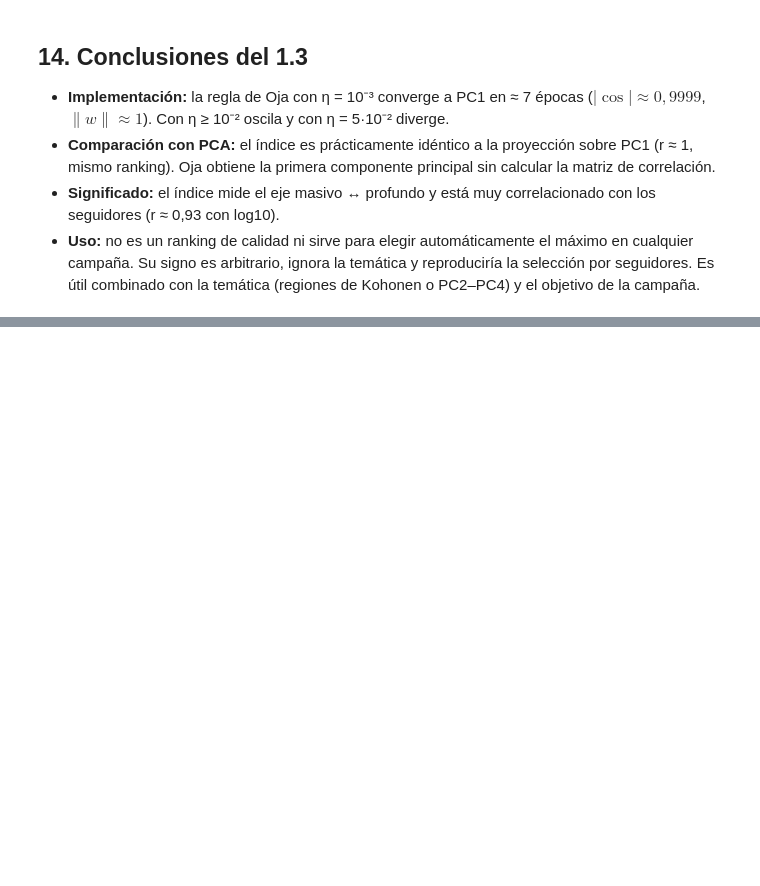
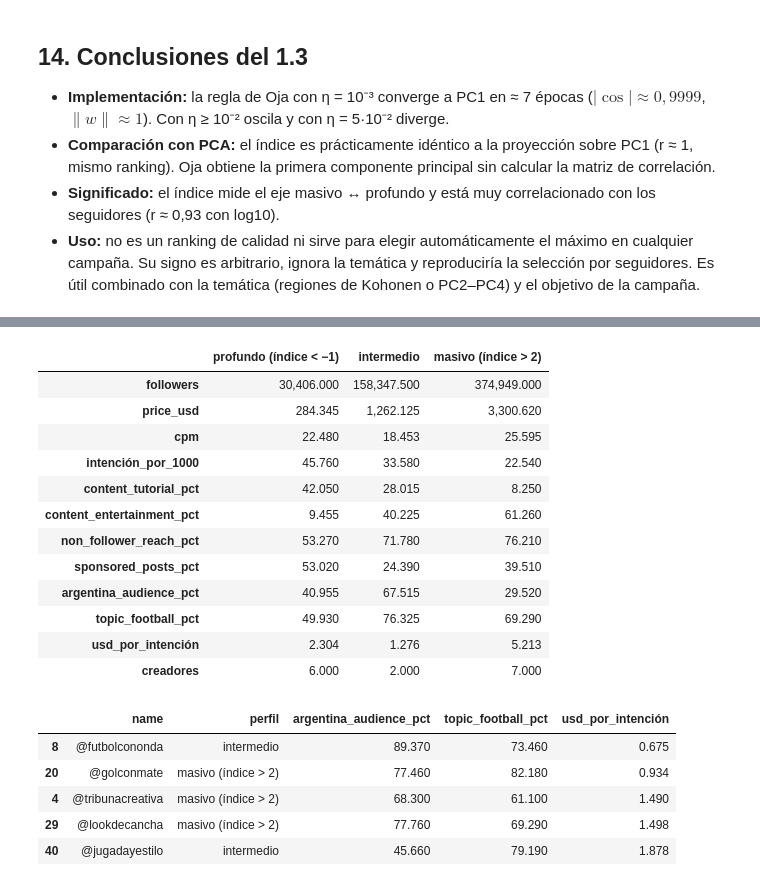
Before and after one commit to yakdudi12/DIAO2A, a Jupyter notebook: TP4/ejercicio1.ipynb, the cells around one changed output, grey strips where cells are left out. Drawn from its saved outputs; the diff is of its cells as text; code cells hidden in the pictures; blank space fills up the shorter version.

```diff
--- a/TP4/ejercicio1.ipynb
+++ b/TP4/ejercicio1.ipynb
@@ -558,0 +584,41 @@ El índice sirve como **una dimensión más para filtrar**, por ejemplo para ele
+# %%
+import campaigns
+
+football = data.topic == "Fútbol"
+football_metrics = campaigns.campaign_metrics(df, "Fútbol")
+football_profile = pd.cut(pd.Series(oja_index)[football], [-np.inf, -1, 2, np.inf],
+                          labels=["profundo (índice < −1)", "intermedio", "masivo (índice > 2)"])
+football_table = df.loc[football].assign(
+    cpm=df["price_usd"] / df["average_reach"] * 1000,
+    intención_por_1000=df["saves_per_1000"] + df["comments_per_1000"] + df["profile_visits_per_1000"],
+    usd_por_intención=football_metrics[campaigns.OBJECTIVES["intención"]],
+)
+summary_columns = ["followers", "price_usd", "cpm", "intención_por_1000", "content_tutorial_pct",
+                   "content_entertainment_pct", "non_follower_reach_pct", "sponsored_posts_pct",
+                   "argentina_audience_pct", "topic_football_pct", "usd_por_intención"]
+football_summary = football_table.groupby(football_profile, observed=True)[summary_columns].median().T
+football_summary.loc["creadores"] = football_profile.value_counts()
+display(football_summary)
+display(football_table.assign(perfil=football_profile)
+        .sort_values("usd_por_intención")[["name", "perfil", "argentina_audience_pct",
+                                          "topic_football_pct", "usd_por_intención"]].head(5))
+# %% [output]
+|  | profundo (índice < −1) | intermedio | masivo (índice > 2) |
+| followers | 30,406.000 | 158,347.500 | 374,949.000 |
+| price_usd | 284.345 | 1,262.125 | 3,300.620 |
+| cpm | 22.480 | 18.453 | 25.595 |
+| intención_por_1000 | 45.760 | 33.580 | 22.540 |
+| content_tutorial_pct | 42.050 | 28.015 | 8.250 |
+| content_entertainment_pct | 9.455 | 40.225 | 61.260 |
+| non_follower_reach_pct | 53.270 | 71.780 | 76.210 |
+| sponsored_posts_pct | 53.020 | 24.390 | 39.510 |
+| argentina_audience_pct | 40.955 | 67.515 | 29.520 |
+| topic_football_pct | 49.930 | 76.325 | 69.290 |
+| usd_por_intención | 2.304 | 1.276 | 5.213 |
+| creadores | 6.000 | 2.000 | 7.000 |
+|  | name | perfil | argentina_audience_pct | topic_football_pct | usd_por_intención |
+| 8 | @futbolcononda | intermedio | 89.370 | 73.460 | 0.675 |
+| 20 | @golconmate | masivo (índice > 2) | 77.460 | 82.180 | 0.934 |
+| 4 | @tribunacreativa | masivo (índice > 2) | 68.300 | 61.100 | 1.490 |
+| 29 | @lookdecancha | masivo (índice > 2) | 77.760 | 69.290 | 1.498 |
+| 40 | @jugadayestilo | intermedio | 45.660 | 79.190 | 1.878 |
```
Also changed, not shown: parts of 11 cells of this notebook.
